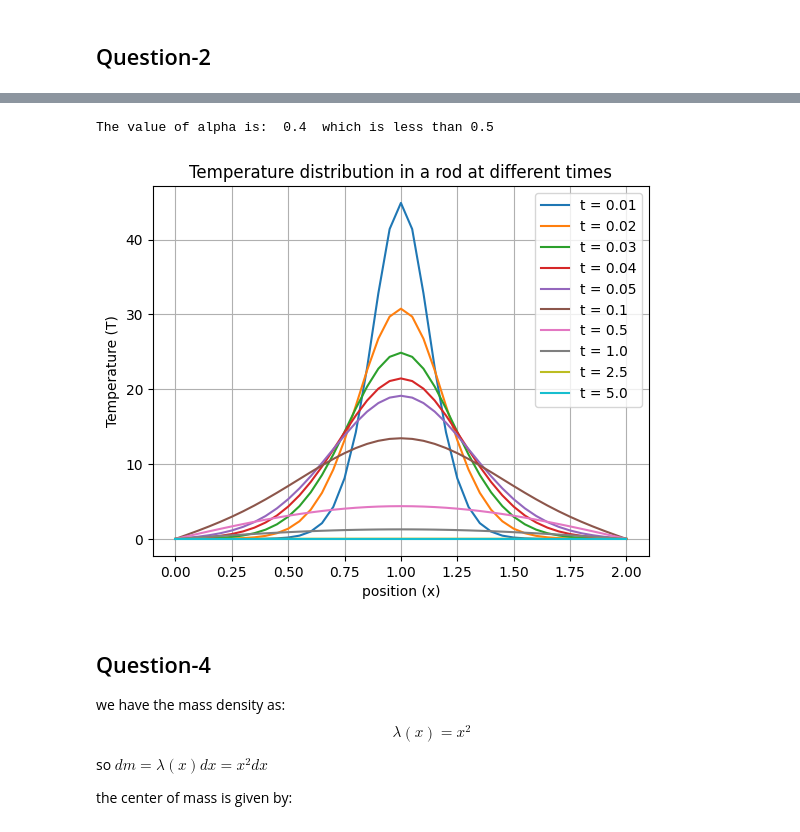
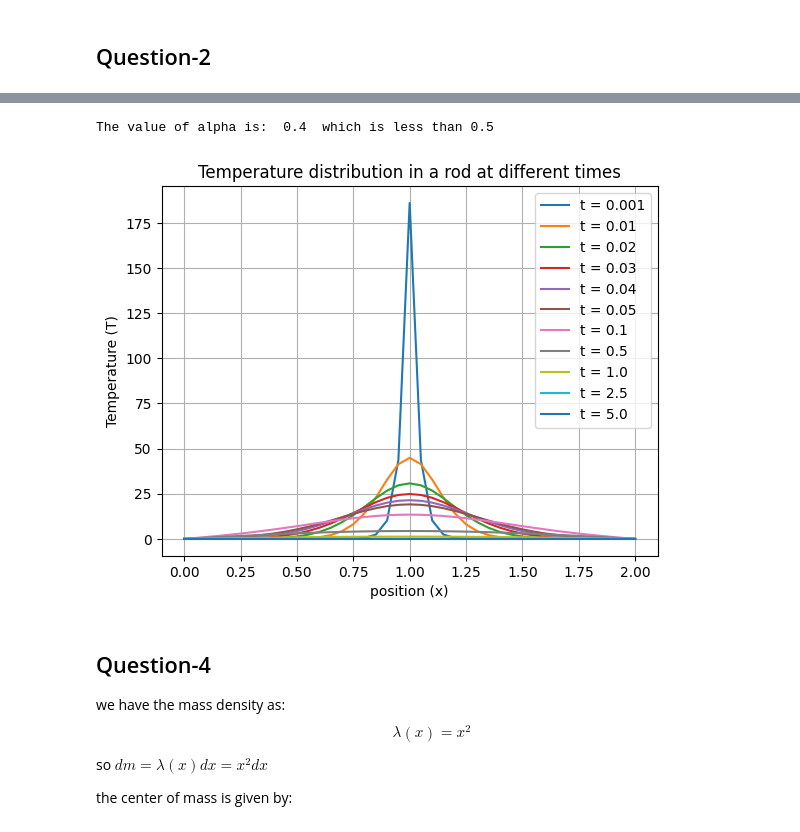
Before and after one commit to ananthapadmanabhan18/P452_Computational_Physics, a Jupyter notebook: Midsem/Midsem_answers.ipynb, the cells around one changed output, grey strips where cells are left out. Cells and saved outputs as stored; diff of their text form; code cells hidden in the pictures.

```diff
--- a/Midsem/Midsem_answers.ipynb
+++ b/Midsem/Midsem_answers.ipynb
@@ -31,0 +76,20 @@ The solution using Newton Raphson method is:  2.623140335436253 Obtained in  3
+# %%
+alpha = 0.01
+Talpha = 40
+L=10
+
+def f1(ilist,x):
+    return ilist[1]
+
+def f2(ilist,x):
+    return alpha*(ilist[0]-Talpha)
+
+fnlist = [f1,f2] # list of functions
+
+x0 = 0 #initial condition
+T0 = 40
+
+x1 = L #boundary condition
+T1 = 200
+
+xlist_qn2 , ylist_qn2= shooting_solve(fnlist,x0,T0,x1,T1,10,0.0001,0.01)
@@ -31,0 +108,5 @@ The solution using Newton Raphson method is:  2.623140335436253 Obtained in  3
+# %%
+for i in range(len(xlist_qn2)):
+    if abs(100 - ylist_qn2[0][i]) < 1:
+        print("The value of x at which the temperature is 100 is ", xlist_qn2[i],"m")
+        break
@@ -44,35 +131,35 @@ alpha_qn3 = ht/(hx**2)
 
 print("The value of alpha is: ", round(alpha_qn3,4)," which is less than 0.5" )
 
 def g(x):
     if x==1:
         return 300
     else:
         return 0
 
 
 def a(t):
     return 0
 
 def b(t):
     return 0
 
 
 import matplotlib.pyplot as plt
-for i in [10,20,30,40,50,100,500,1000,2500,5000]:
+for i in [1,10,20,30,40,50,100,500,1000,2500,5000]:
     xlist_qn3, Tlist_qn3, tlist_qn3 = pde_explicit_solve(g,a,b,x_i_qn3,x_f_qn3,t_i_qn3,t_f_qn3,nx_qn3,nt_qn3,i)
     plt.plot(xlist_qn3,Tlist_qn3,label = "t = "+str(tlist_qn3[-1]))
     del xlist_qn3, Tlist_qn3, tlist_qn3
 
 plt.legend()
 plt.title("Temperature distribution in a rod at different times")
 plt.xlabel("position (x)")
 plt.ylabel("Temperature (T)")
 plt.grid()
 plt.show()
 # %% [output]
 The value of alpha is:  0.4  which is less than 0.5
-[figure, old version]
+[figure, new version]
 # %% [markdown]
 ## Question-4
 
```
Also changed, not shown: parts of 5 cells of this notebook, 1 other file.
